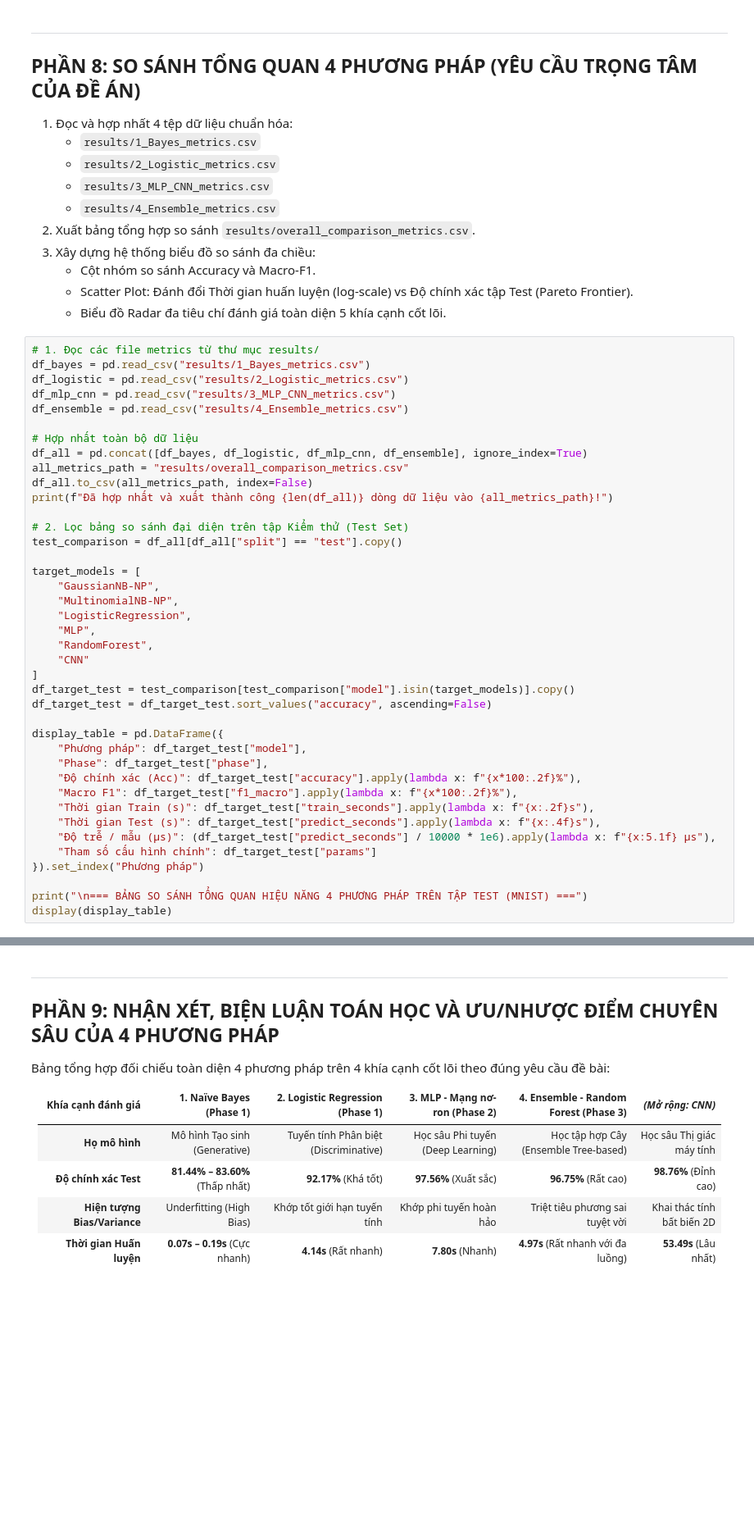
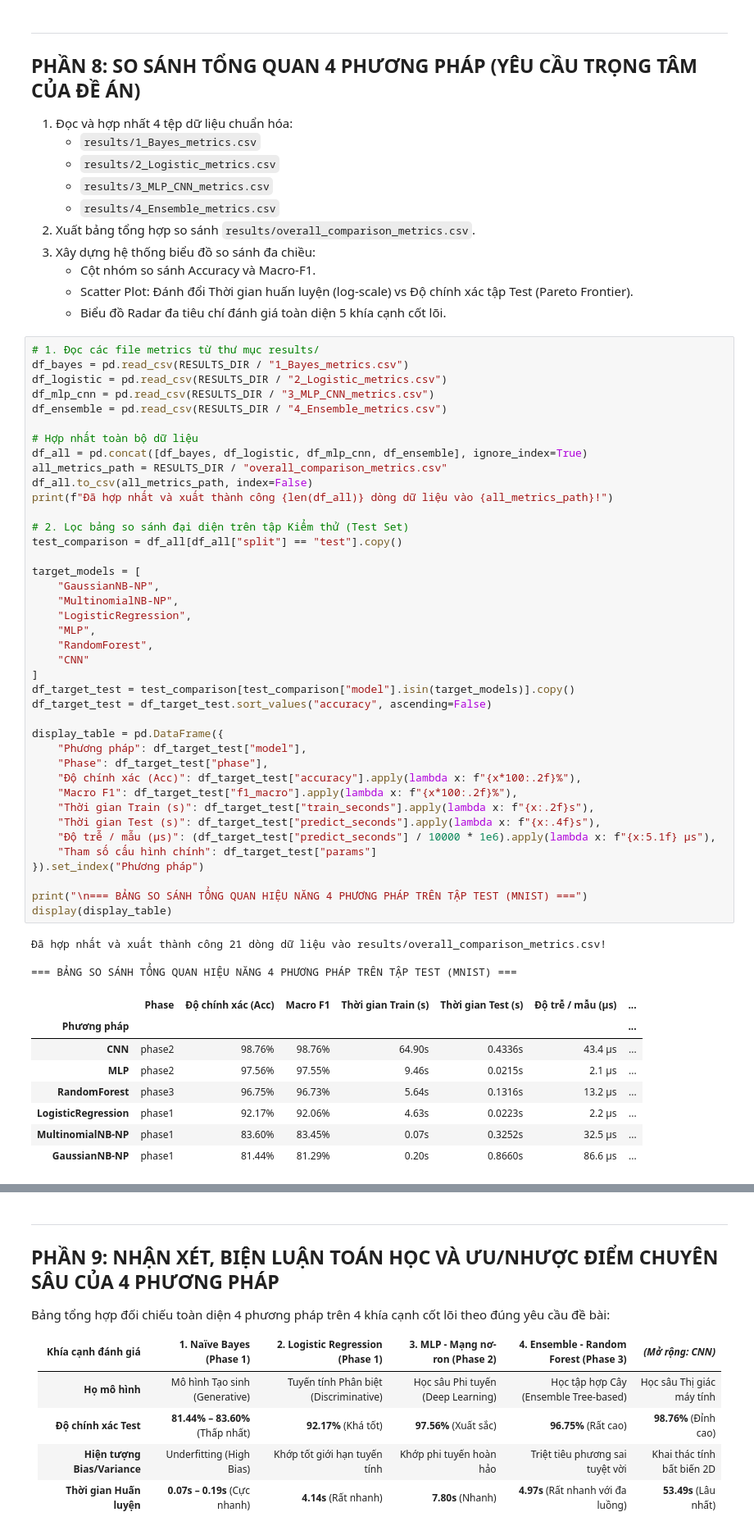
Before and after one commit to gautrangtoidayyy/Pattern-Recognition, a Jupyter notebook: notebook/4_Ensemble_Comparisons.ipynb, the cells around one changed output, grey strips where cells are left out. Shown at 82% size. Drawn from its saved outputs; the diff is of its cells as text; blank space fills up the shorter version.

```diff
--- a/notebook/4_Ensemble_Comparisons.ipynb
+++ b/notebook/4_Ensemble_Comparisons.ipynb
@@ -667,44 +707,56 @@ print("Đã lưu metadata và feature importances vào: artifacts/phase3_random_
    * Biểu đồ Radar đa tiêu chí đánh giá toàn diện 5 khía cạnh cốt lõi.
 # %%
 # 1. Đọc các file metrics từ thư mục results/
-df_bayes = pd.read_csv("results/1_Bayes_metrics.csv")
-df_logistic = pd.read_csv("results/2_Logistic_metrics.csv")
-df_mlp_cnn = pd.read_csv("results/3_MLP_CNN_metrics.csv")
-df_ensemble = pd.read_csv("results/4_Ensemble_metrics.csv")
+df_bayes = pd.read_csv(RESULTS_DIR / "1_Bayes_metrics.csv")
+df_logistic = pd.read_csv(RESULTS_DIR / "2_Logistic_metrics.csv")
+df_mlp_cnn = pd.read_csv(RESULTS_DIR / "3_MLP_CNN_metrics.csv")
+df_ensemble = pd.read_csv(RESULTS_DIR / "4_Ensemble_metrics.csv")
 
 # Hợp nhất toàn bộ dữ liệu
 df_all = pd.concat([df_bayes, df_logistic, df_mlp_cnn, df_ensemble], ignore_index=True)
-all_metrics_path = "results/overall_comparison_metrics.csv"
+all_metrics_path = RESULTS_DIR / "overall_comparison_metrics.csv"
 df_all.to_csv(all_metrics_path, index=False)
 print(f"Đã hợp nhất và xuất thành công {len(df_all)} dòng dữ liệu vào {all_metrics_path}!")
 
 # 2. Lọc bảng so sánh đại diện trên tập Kiểm thử (Test Set)
 test_comparison = df_all[df_all["split"] == "test"].copy()
 
 target_models = [
     "GaussianNB-NP",
     "MultinomialNB-NP",
     "LogisticRegression",
     "MLP",
     "RandomForest",
     "CNN"
 ]
 df_target_test = test_comparison[test_comparison["model"].isin(target_models)].copy()
 df_target_test = df_target_test.sort_values("accuracy", ascending=False)
 
 display_table = pd.DataFrame({
     "Phương pháp": df_target_test["model"],
     "Phase": df_target_test["phase"],
     "Độ chính xác (Acc)": df_target_test["accuracy"].apply(lambda x: f"{x*100:.2f}%"),
     "Macro F1": df_target_test["f1_macro"].apply(lambda x: f"{x*100:.2f}%"),
     "Thời gian Train (s)": df_target_test["train_seconds"].apply(lambda x: f"{x:.2f}s"),
     "Thời gian Test (s)": df_target_test["predict_seconds"].apply(lambda x: f"{x:.4f}s"),
     "Độ trễ / mẫu (µs)": (df_target_test["predict_seconds"] / 10000 * 1e6).apply(lambda x: f"{x:5.1f} µs"),
     "Tham số cấu hình chính": df_target_test["params"]
 }).set_index("Phương pháp")
 
 print("\n=== BẢNG SO SÁNH TỔNG QUAN HIỆU NĂNG 4 PHƯƠNG PHÁP TRÊN TẬP TEST (MNIST) ===")
 display(display_table)
+# %% [output]
+Đã hợp nhất và xuất thành công 21 dòng dữ liệu vào results/overall_comparison_metrics.csv!
+
+=== BẢNG SO SÁNH TỔNG QUAN HIỆU NĂNG 4 PHƯƠNG PHÁP TRÊN TẬP TEST (MNIST) ===
+|  | Phase | Độ chính xác (Acc) | Macro F1 | Thời gian Train (s) | Thời gian Test (s) | Độ trễ / mẫu (µs) | ... |
+| Phương pháp |  |  |  |  |  |  | ... |
+| CNN | phase2 | 98.76% | 98.76% | 64.90s | 0.4336s | 43.4 µs | ... |
+| MLP | phase2 | 97.56% | 97.55% | 9.46s | 0.0215s | 2.1 µs | ... |
+| RandomForest | phase3 | 96.75% | 96.73% | 5.64s | 0.1316s | 13.2 µs | ... |
+| LogisticRegression | phase1 | 92.17% | 92.06% | 4.63s | 0.0223s | 2.2 µs | ... |
+| MultinomialNB-NP | phase1 | 83.60% | 83.45% | 0.07s | 0.3252s | 32.5 µs | ... |
+| GaussianNB-NP | phase1 | 81.44% | 81.29% | 0.20s | 0.8660s | 86.6 µs | ... |
 # %%
 # 1. Biểu đồ cột nhóm so sánh Accuracy và F1-macro trên tập Test
 fig, axes = plt.subplots(1, 2, figsize=(14, 5))
```
Also changed, not shown: parts of 13 cells of this notebook, 48 other files.
